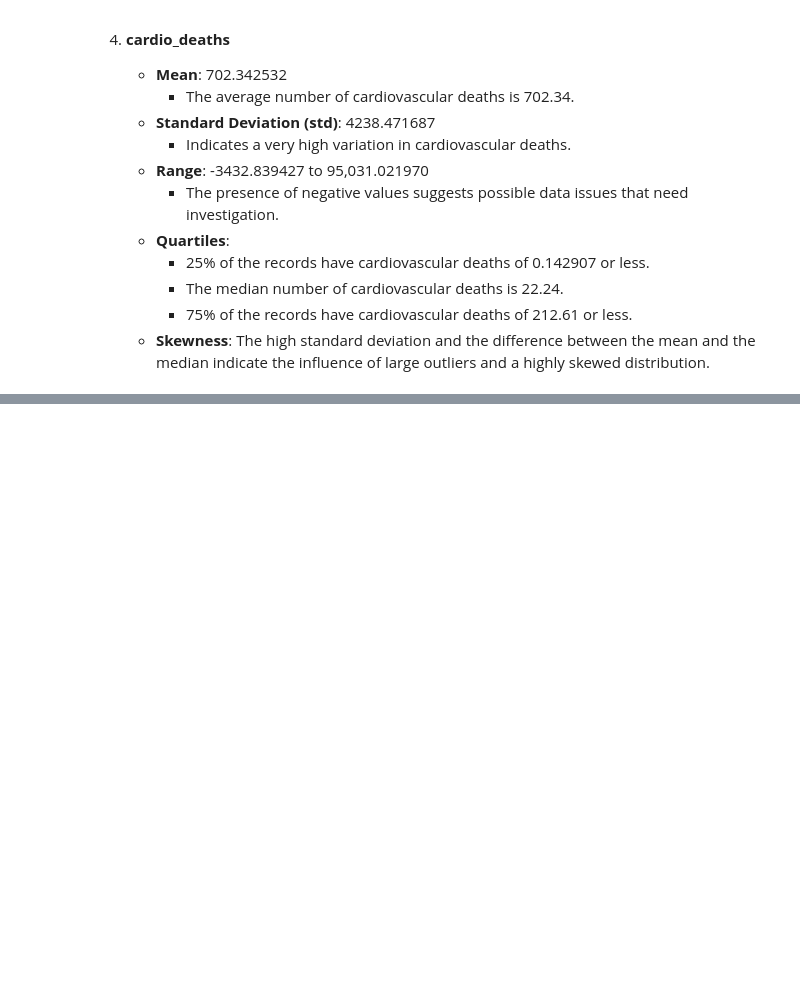
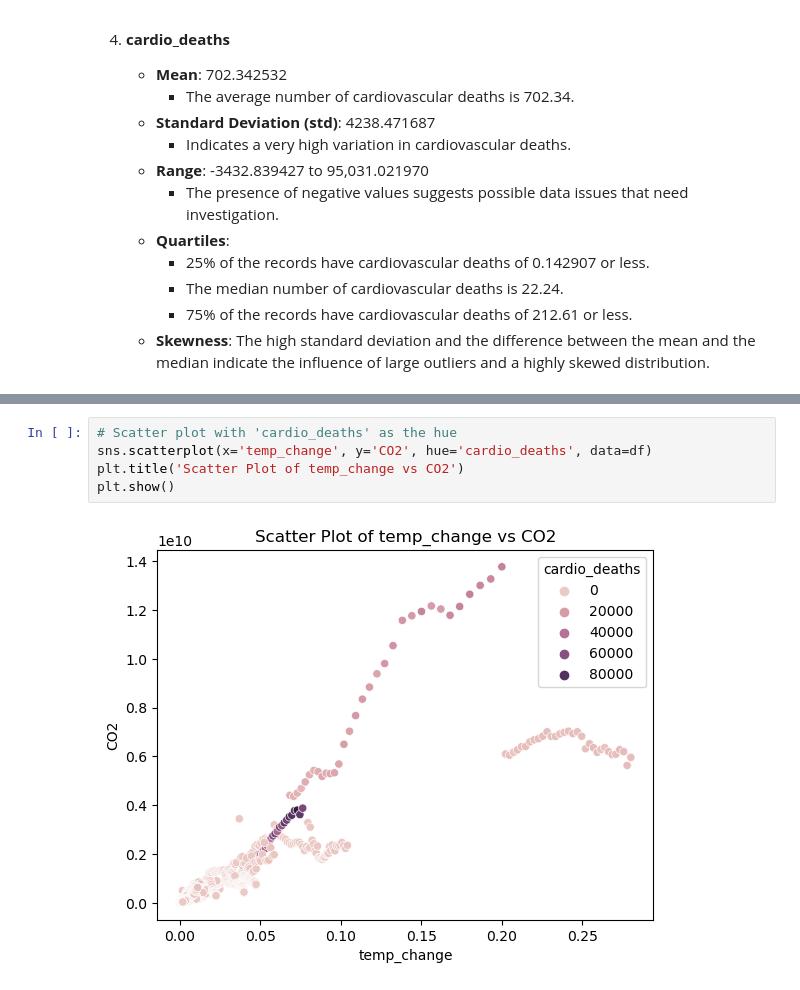
Before and after one commit to RaveEx12/cadiovascular_death, a Jupyter notebook: notebooks/cadio_notebook.ipynb, the cells around one changed output, grey strips where cells are left out. Drawn from its saved outputs; the diff is of its cells as text; blank space fills up the shorter version.

Commit message:
Completed the Data Cleaning and Exploratory Data Analysis

```diff
--- a/notebooks/cadio_notebook.ipynb
+++ b/notebooks/cadio_notebook.ipynb
@@ -297,0 +327,7 @@ for col in df.select_dtypes(exclude="object"):
+# %%
+# Scatter plot with 'cardio_deaths' as the hue
+sns.scatterplot(x='temp_change', y='CO2', hue='cardio_deaths', data=df)
+plt.title('Scatter Plot of temp_change vs CO2')
+plt.show()
+# %% [output]
+[figure, added]
```
Also changed, not shown: parts of 17 cells of this notebook, 2 other files.
